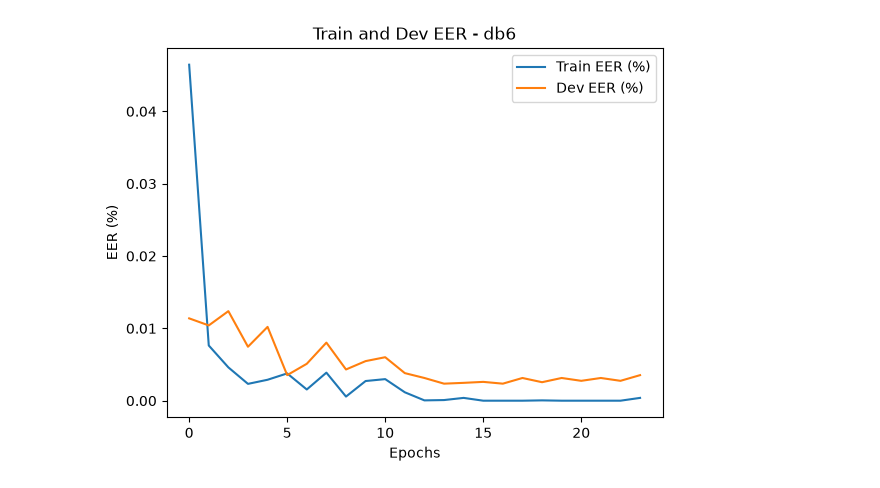
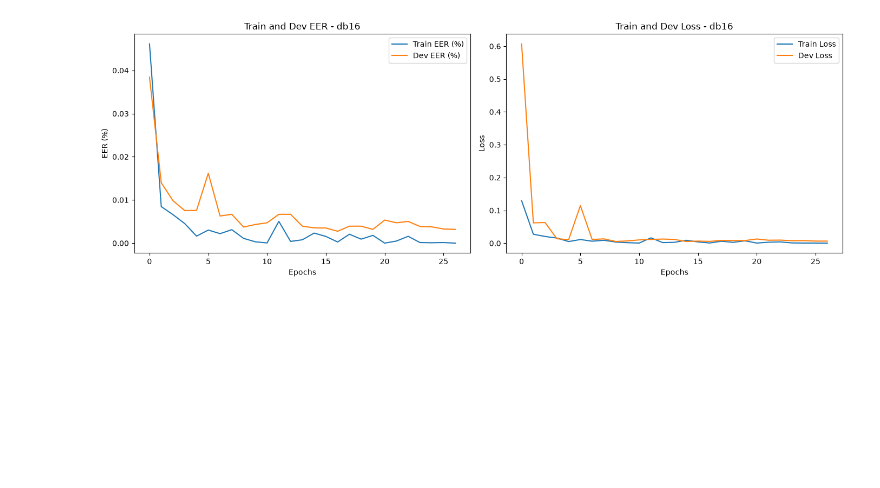
Before and after one commit to JoaoAssalim/wavelet-pooling-audio-deepfake, a Jupyter notebook: notebooks/analyze_results.ipynb, the cells around one changed output. Cells and saved outputs as stored; diff of their text form; code cells hidden in the pictures; blank space fills up the shorter version.

```diff
--- a/notebooks/analyze_results.ipynb
+++ b/notebooks/analyze_results.ipynb
@@ -48,5 +39,5 @@ plt.show()
 # %%
-db_6_training = pd.read_csv("../results/v2/training_db6.csv")
-db_6_training.head()
+db_16_training = pd.read_csv("../results/v2/training_db16.csv")
+db_16_training.head()
 # %% [output]
 |  | train_loss | train_eer | dev_loss | dev_eer | lr |
@@ -58,10 +49,21 @@ db_6_training.head()
 # %%
-plt.plot(db_6_training["train_eer"], label="Train EER (%)")
-plt.plot(db_6_training["dev_eer"], label="Dev EER (%)")
-plt.title("Train and Dev EER - db6")
-plt.ylabel("EER (%)")
-plt.xlabel("Epochs")
-plt.legend()
+fig, axes = plt.subplots(1, 2, figsize=(14, 5))
+
+axes[0].plot(db_16_training["train_eer"], label="Train EER (%)")
+axes[0].plot(db_16_training["dev_eer"], label="Dev EER (%)")
+axes[0].set_title("Train and Dev EER - db16")
+axes[0].set_ylabel("EER (%)")
+axes[0].set_xlabel("Epochs")
+axes[0].legend()
+
+axes[1].plot(db_16_training["train_loss"], label="Train Loss")
+axes[1].plot(db_16_training["dev_loss"], label="Dev Loss")
+axes[1].set_title("Train and Dev Loss - db16")
+axes[1].set_ylabel("Loss")
+axes[1].set_xlabel("Epochs")
+axes[1].legend()
+
+fig.tight_layout()
 plt.show()
 # %% [output]
-[figure, old version]
+[figure, new version]
```
Also changed, not shown: parts of 8 cells of this notebook.
